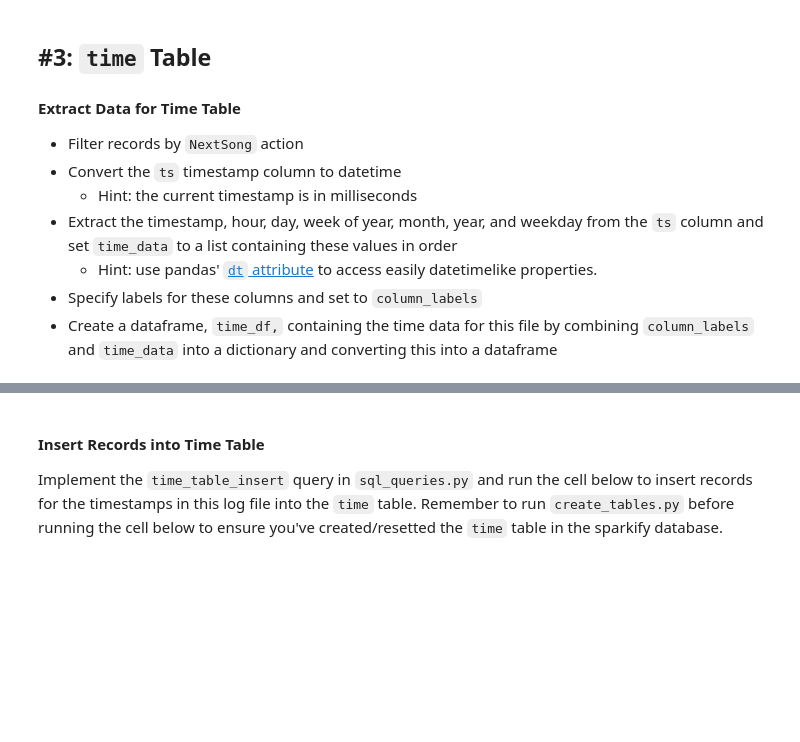
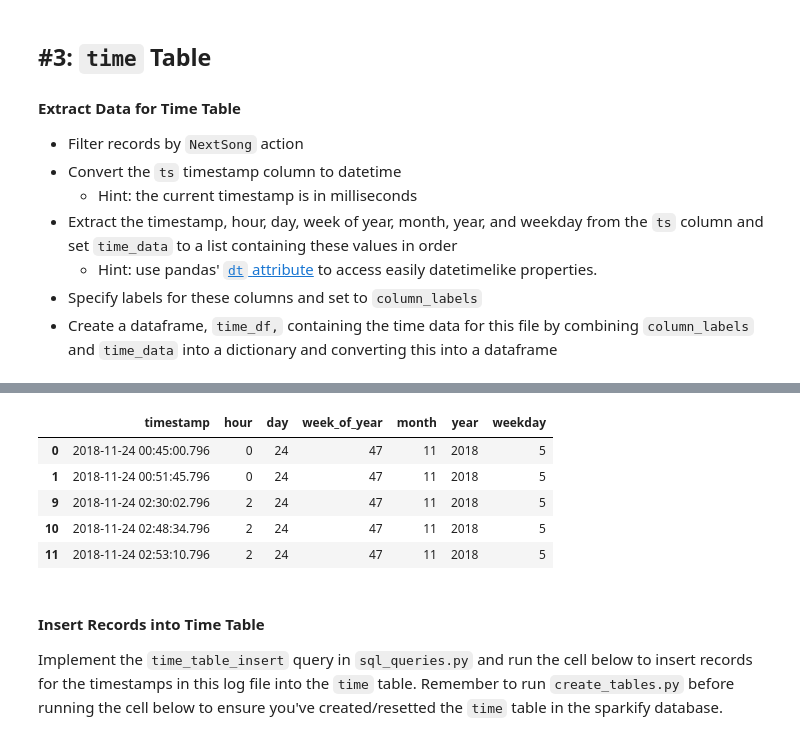
Before and after one commit to WPBolduan/Song_Database_Project, a Jupyter notebook: etl.ipynb, the cells around one changed output, grey strips where cells are left out. Cells and saved outputs as stored; diff of their text form; code cells hidden in the pictures; blank space fills up the shorter version.

```diff
--- a/etl.ipynb
+++ b/etl.ipynb
@@ -136,0 +128,6 @@ time_df.head()
+# %%
+# found this here: https://stackoverflow.com/questions/34883101/pandas-converting-row-with-unix-timestamp-in-milliseconds-t
+# here, honestly speaking I did not fully understand the approach, I am just adding the columns to the dataframe
+#df['UNIXTIME'] = pd.to_datetime(df['UNIXTIME'], unit='ms')
+df['ts_datetime']=pd.to_datetime(df['ts'], unit='ms')
+df.head(5)
@@ -137,3 +141,22 @@ time_df.head()
+# %%
+#Extract the timestamp, hour, day, week of year, month, year, and weekday from the `ts` column
+df['timestamp'] = df['ts_datetime']
+df['hour'] = df['ts_datetime'].dt.hour
+df['day'] = df['ts_datetime'].dt.day
+df['week_of_year'] = df['ts_datetime'].dt.isocalendar().week
+df['month'] = df['ts_datetime'].dt.month
+df['year'] = df['ts_datetime'].dt.year
+df['weekday'] = df['ts_datetime'].dt.weekday
+# %%
+time_df = df[['timestamp', 'hour', 'day', 'week_of_year', 'month', 'year', 'weekday']]
+time_df.head()
+# %% [output]
+|  | timestamp | hour | day | week_of_year | month | year | weekday |
+| 0 | 2018-11-24 00:45:00.796 | 0 | 24 | 47 | 11 | 2018 | 5 |
+| 1 | 2018-11-24 00:51:45.796 | 0 | 24 | 47 | 11 | 2018 | 5 |
+| 9 | 2018-11-24 02:30:02.796 | 2 | 24 | 47 | 11 | 2018 | 5 |
+| 10 | 2018-11-24 02:48:34.796 | 2 | 24 | 47 | 11 | 2018 | 5 |
+| 11 | 2018-11-24 02:53:10.796 | 2 | 24 | 47 | 11 | 2018 | 5 |
 # %% [markdown]
 #### Insert Records into Time Table
 Implement the `time_table_insert` query in `sql_queries.py` and run the cell below to insert records for the timestamps in this log file into the `time` table. Remember to run `create_tables.py` before running the cell below to ensure you've created/resetted the `time` table in the sparkify database.
```
Also changed, not shown: parts of 8 cells of this notebook, 2 other files.
